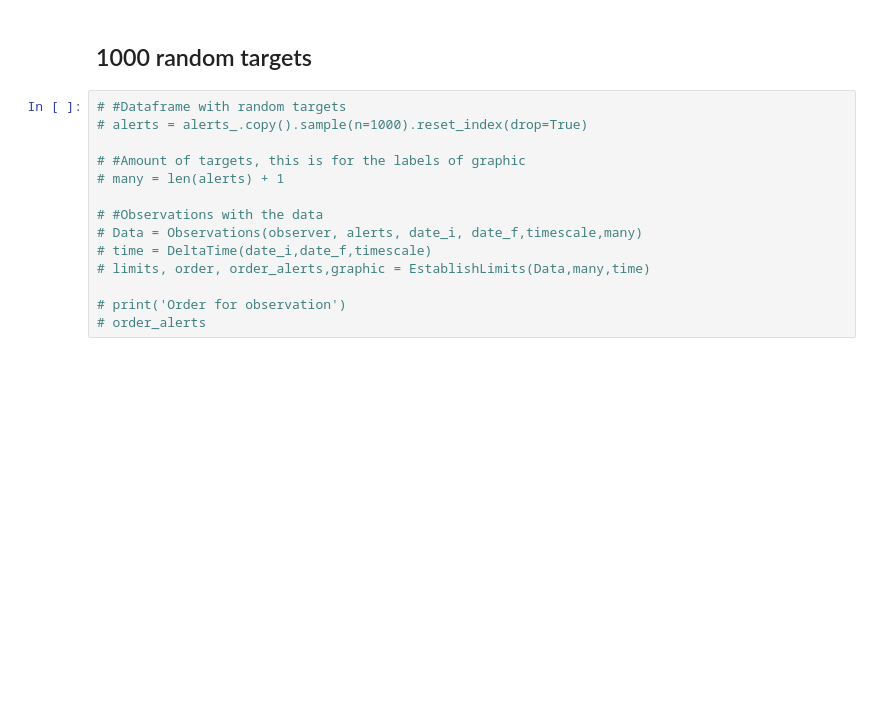
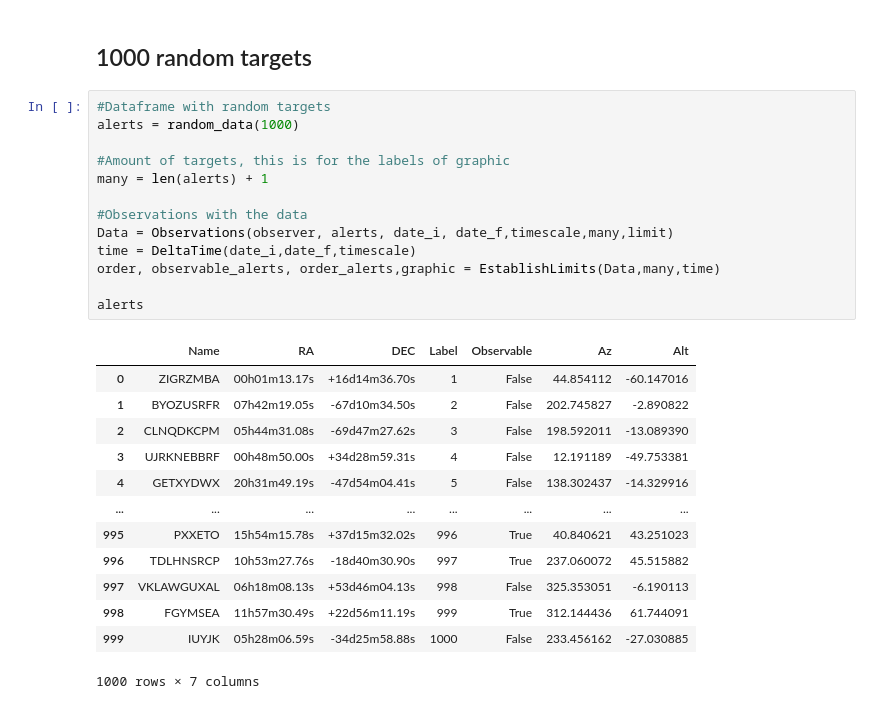
Before and after one commit to ccuellarn/Transient-Operation, a Jupyter notebook: Sketch.ipynb, the cells around one changed output. Drawn from its saved outputs; the diff is of its cells as text; blank space fills up the shorter version.

```diff
--- a/Sketch.ipynb
+++ b/Sketch.ipynb
@@ -315,16 +373,29 @@ Order for observation
 # %% [markdown]
 ## 1000 random targets
 # %%
-# #Dataframe with random targets
-# alerts = alerts_.copy().sample(n=1000).reset_index(drop=True)
+#Dataframe with random targets
+alerts = random_data(1000)
 
-# #Amount of targets, this is for the labels of graphic
-# many = len(alerts) + 1
+#Amount of targets, this is for the labels of graphic
+many = len(alerts) + 1
 
-# #Observations with the data
-# Data = Observations(observer, alerts, date_i, date_f,timescale,many)
-# time = DeltaTime(date_i,date_f,timescale)
-# limits, order, order_alerts,graphic = EstablishLimits(Data,many,time)
+#Observations with the data
+Data = Observations(observer, alerts, date_i, date_f,timescale,many,limit)
+time = DeltaTime(date_i,date_f,timescale)
+order, observable_alerts, order_alerts,graphic = EstablishLimits(Data,many,time)
 
-# print('Order for observation')
-# order_alerts
+alerts
+# %% [output]
+|  | Name | RA | DEC | Label | Observable | Az | Alt |
+| 0 | ZIGRZMBA | 00h01m13.17s | +16d14m36.70s | 1 | False | 44.854112 | -60.147016 |
+| 1 | BYOZUSRFR | 07h42m19.05s | -67d10m34.50s | 2 | False | 202.745827 | -2.890822 |
+| 2 | CLNQDKCPM | 05h44m31.08s | -69d47m27.62s | 3 | False | 198.592011 | -13.089390 |
+| 3 | UJRKNEBBRF | 00h48m50.00s | +34d28m59.31s | 4 | False | 12.191189 | -49.753381 |
+| 4 | GETXYDWX | 20h31m49.19s | -47d54m04.41s | 5 | False | 138.302437 | -14.329916 |
+| ... | ... | ... | ... | ... | ... | ... | ... |
+| 995 | PXXETO | 15h54m15.78s | +37d15m32.02s | 996 | True | 40.840621 | 43.251023 |
+| 996 | TDLHNSRCP | 10h53m27.76s | -18d40m30.90s | 997 | True | 237.060072 | 45.515882 |
+| 997 | VKLAWGUXAL | 06h18m08.13s | +53d46m04.13s | 998 | False | 325.353051 | -6.190113 |
+| 998 | FGYMSEA | 11h57m30.49s | +22d56m11.19s | 999 | True | 312.144436 | 61.744091 |
+| 999 | IUYJK | 05h28m06.59s | -34d25m58.88s | 1000 | False | 233.456162 | -27.030885 |
+1000 rows × 7 columns
```
Also changed, not shown: parts of 11 cells of this notebook.
